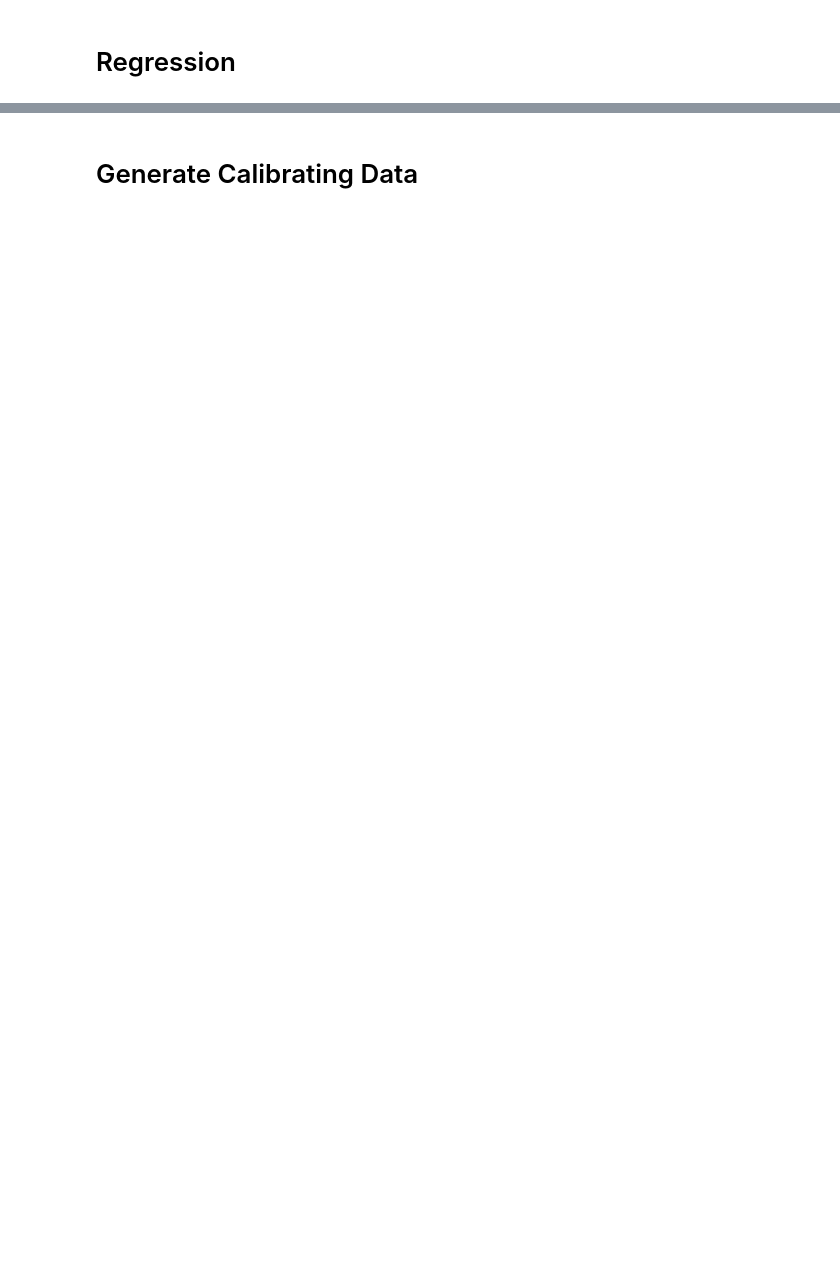
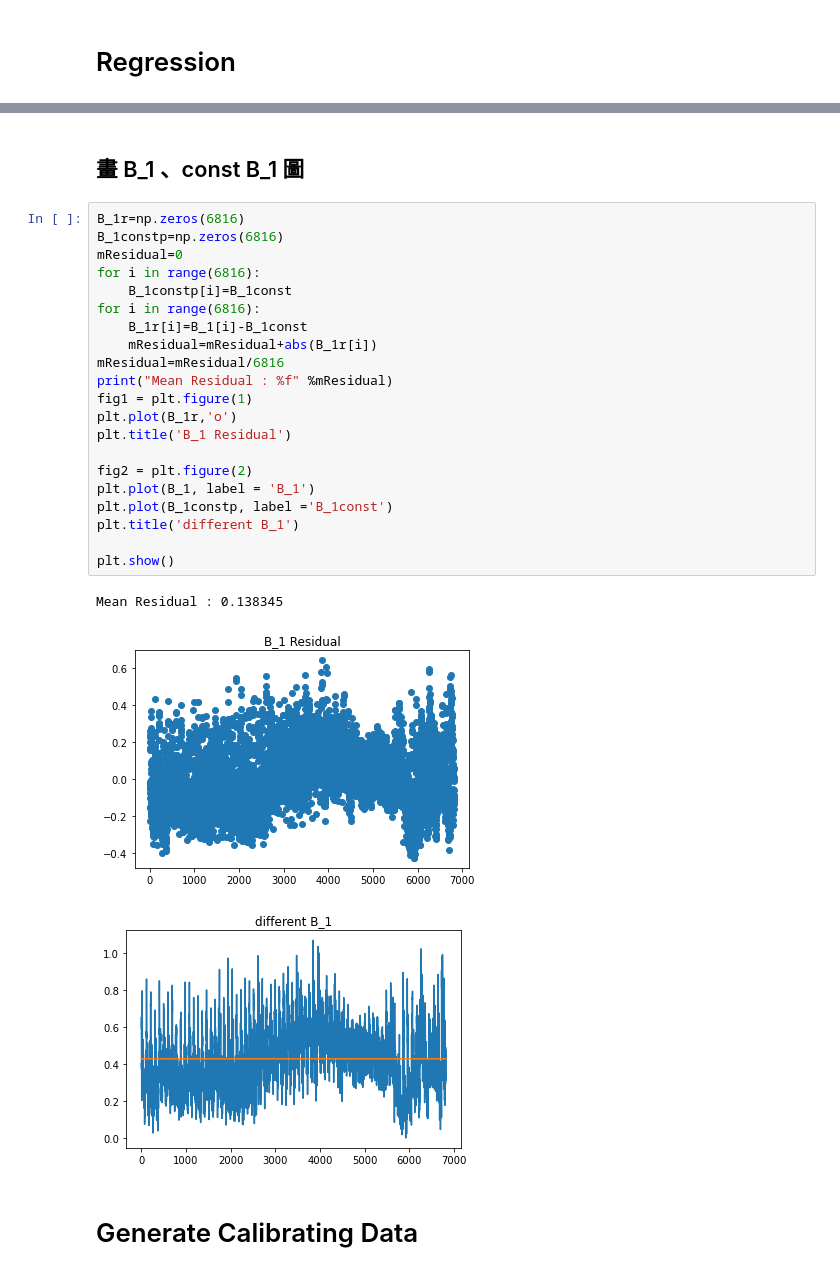
Before and after one commit to ChouHsuan-Cheng/NCHU-project, a Jupyter notebook: data simulation with DINEOF.ipynb, the cells around one changed output, grey strips where cells are left out. Saved outputs shown, nothing was run; the diff lists cells and outputs as text; blank space fills up the shorter version.

```diff
--- a/data simulation with DINEOF.ipynb
+++ b/data simulation with DINEOF.ipynb
@@ -159,3 +129,30 @@ B_1const
+# %% [markdown]
+## 畫 B_1 、const B_1 圖
+# %%
+B_1r=np.zeros(6816)
+B_1constp=np.zeros(6816)
+mResidual=0
+for i in range(6816):
+    B_1constp[i]=B_1const
+for i in range(6816):
+    B_1r[i]=B_1[i]-B_1const
+    mResidual=mResidual+abs(B_1r[i])
+mResidual=mResidual/6816
+print("Mean Residual : %f" %mResidual)
+fig1 = plt.figure(1)
+plt.plot(B_1r,'o')
+plt.title('B_1 Residual')
+
+fig2 = plt.figure(2)
+plt.plot(B_1, label = 'B_1')
+plt.plot(B_1constp, label ='B_1const')
+plt.title('different B_1')
+
+plt.show()
+# %% [output]
+Mean Residual : 0.138345
+[figure, added]
+[figure, added]
 # %% [markdown]
 # Generate Calibrating Data
 # %%
```
Also changed, not shown: parts of 47 cells of this notebook.
